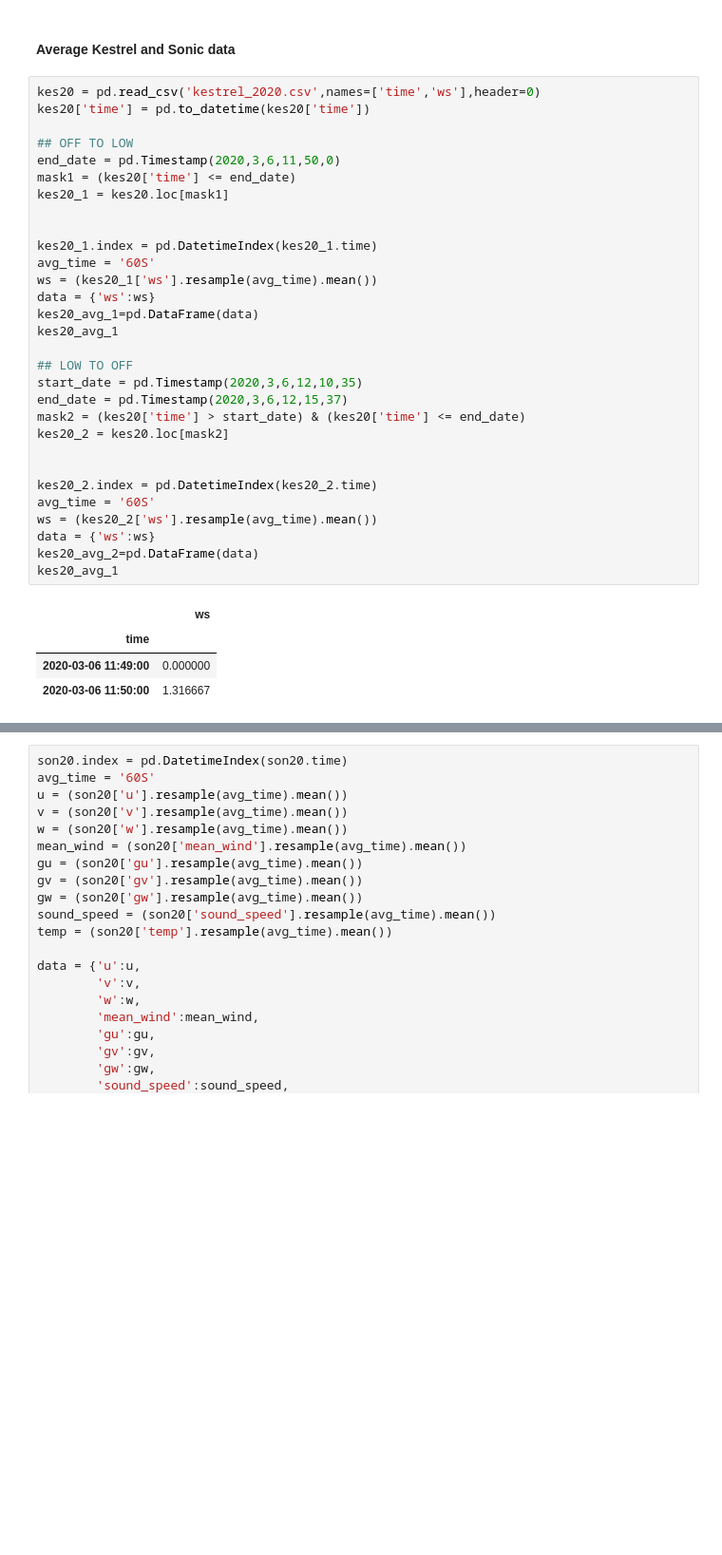
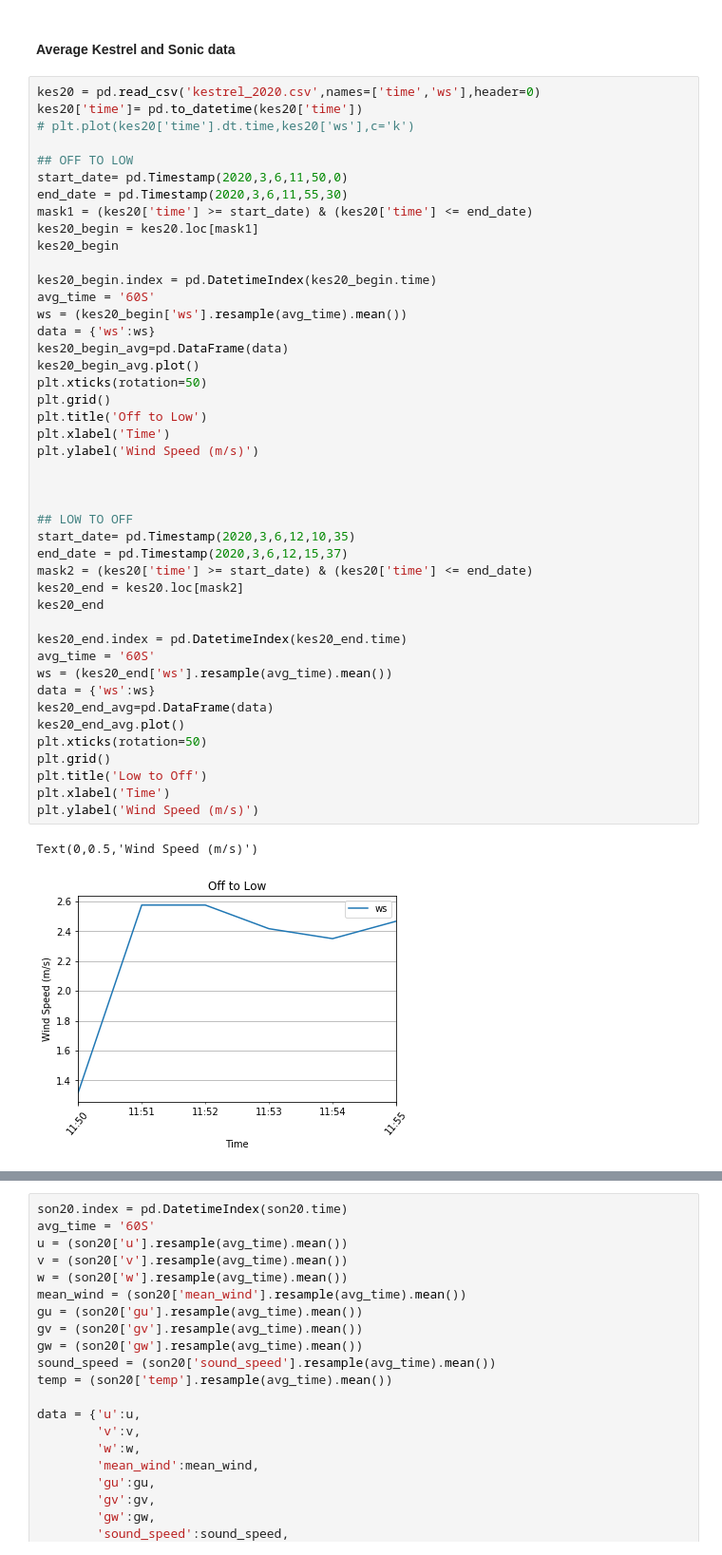
Before and after one commit to Pearl-Ayem/a303_course_work, a Jupyter notebook: Lab 8/Lab 8 analysis.ipynb, the cells around one changed output, grey strips where cells are left out. Shown: that part at 95% size. Drawn from its saved outputs; the diff is of its cells as text; blank space fills up the shorter version.

```diff
--- a/Lab 8/Lab 8 analysis.ipynb
+++ b/Lab 8/Lab 8 analysis.ipynb
@@ -746,36 +769,48 @@ np.mean(find_alpha(son20['u'],son20['v']))
 #### Average Kestrel and Sonic data
 # %%
 kes20 = pd.read_csv('kestrel_2020.csv',names=['time','ws'],header=0)
-kes20['time'] = pd.to_datetime(kes20['time'])
+kes20['time']= pd.to_datetime(kes20['time'])
+# plt.plot(kes20['time'].dt.time,kes20['ws'],c='k')
 
 ## OFF TO LOW
-end_date = pd.Timestamp(2020,3,6,11,50,0)
-mask1 = (kes20['time'] <= end_date)
-kes20_1 = kes20.loc[mask1]
+start_date= pd.Timestamp(2020,3,6,11,50,0)
+end_date = pd.Timestamp(2020,3,6,11,55,30)
+mask1 = (kes20['time'] >= start_date) & (kes20['time'] <= end_date)
+kes20_begin = kes20.loc[mask1]
+kes20_begin
+
+kes20_begin.index = pd.DatetimeIndex(kes20_begin.time)
+avg_time = '60S'
+ws = (kes20_begin['ws'].resample(avg_time).mean())
+data = {'ws':ws}
+kes20_begin_avg=pd.DataFrame(data)
+kes20_begin_avg.plot()
+plt.xticks(rotation=50)
+plt.grid()
+plt.title('Off to Low')
+plt.xlabel('Time')
+plt.ylabel('Wind Speed (m/s)')
 
 
-kes20_1.index = pd.DatetimeIndex(kes20_1.time)
-avg_time = '60S'
-ws = (kes20_1['ws'].resample(avg_time).mean())
-data = {'ws':ws}
-kes20_avg_1=pd.DataFrame(data)
-kes20_avg_1
 
 ## LOW TO OFF
-start_date = pd.Timestamp(2020,3,6,12,10,35)
+start_date= pd.Timestamp(2020,3,6,12,10,35)
 end_date = pd.Timestamp(2020,3,6,12,15,37)
-mask2 = (kes20['time'] > start_date) & (kes20['time'] <= end_date)
-kes20_2 = kes20.loc[mask2]
+mask2 = (kes20['time'] >= start_date) & (kes20['time'] <= end_date)
+kes20_end = kes20.loc[mask2]
+kes20_end
 
-
-kes20_2.index = pd.DatetimeIndex(kes20_2.time)
+kes20_end.index = pd.DatetimeIndex(kes20_end.time)
 avg_time = '60S'
-ws = (kes20_2['ws'].resample(avg_time).mean())
+ws = (kes20_end['ws'].resample(avg_time).mean())
 data = {'ws':ws}
-kes20_avg_2=pd.DataFrame(data)
-kes20_avg_1
+kes20_end_avg=pd.DataFrame(data)
+kes20_end_avg.plot()
+plt.xticks(rotation=50)
+plt.grid()
+plt.title('Low to Off')
+plt.xlabel('Time')
+plt.ylabel('Wind Speed (m/s)')
 # %% [output]
-|  | ws |
-| time |  |
-| 2020-03-06 11:49:00 | 0.000000 |
-| 2020-03-06 11:50:00 | 1.316667 |
+Text(0,0.5,'Wind Speed (m/s)')
+[figure, added]
```
Also changed, not shown: parts of 8 cells of this notebook, 2 other files.
